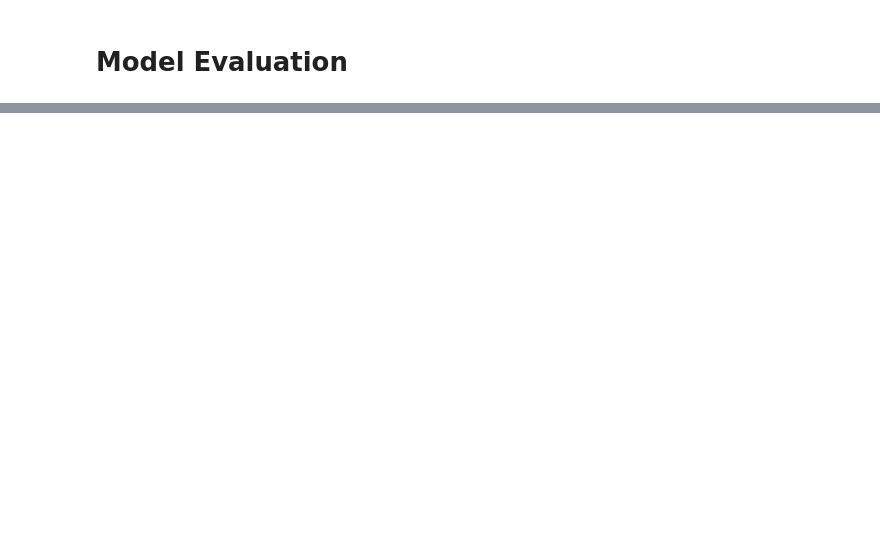
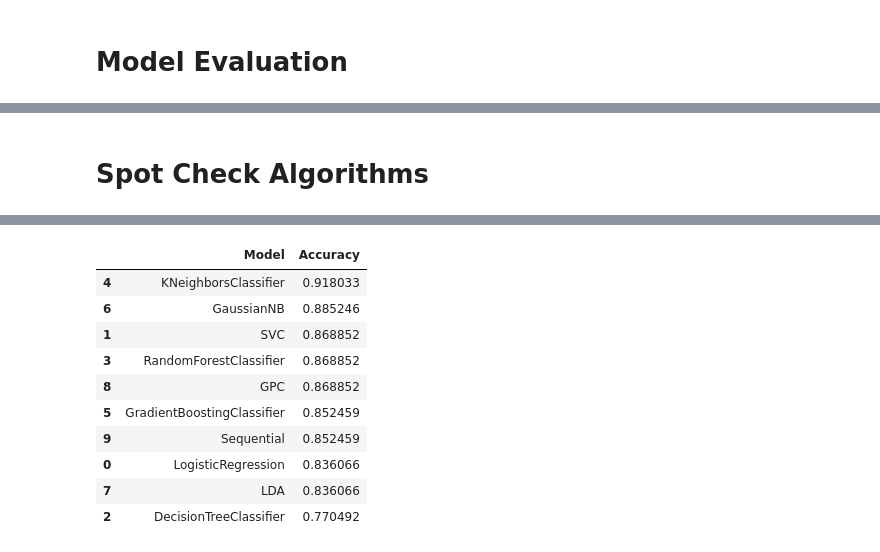
Before and after one commit to MaukanMir/Heart-Attack-Prediction-Analysis, a Jupyter notebook: training.ipynb, the cells around one changed output, grey strips where cells are left out. Cells and saved outputs as stored; diff of their text form; code cells hidden in the pictures; blank space fills up the shorter version.

```diff
--- a/training.ipynb
+++ b/training.ipynb
@@ -270,0 +308,9 @@ for col in interested_columns:
+# %% [markdown]
+# Spot Check Algorithms
+# %%
+X_train, X_test, y_train, y_test = train_test_split(X,y, test_size=0.2, random_state=42)
+scaler = StandardScaler()
+X_train_scaled, X_test_scaled = scaler.fit_transform(X_train), scaler.transform(X_test)
+models = run_all_models(X_train_scaled, X_test_scaled, y_train, y_test)
+models.sort_values(by="Accuracy", ascending=False)
+# %% [output]
@@ -270,0 +319,11 @@ for col in interested_columns:
+|  | Model | Accuracy |
+| 4 | KNeighborsClassifier | 0.918033 |
+| 6 | GaussianNB | 0.885246 |
+| 1 | SVC | 0.868852 |
+| 3 | RandomForestClassifier | 0.868852 |
+| 8 | GPC | 0.868852 |
+| 5 | GradientBoostingClassifier | 0.852459 |
+| 9 | Sequential | 0.852459 |
+| 0 | LogisticRegression | 0.836066 |
+| 7 | LDA | 0.836066 |
+| 2 | DecisionTreeClassifier | 0.770492 |
```
Also changed, not shown: parts of 8 cells of this notebook.
